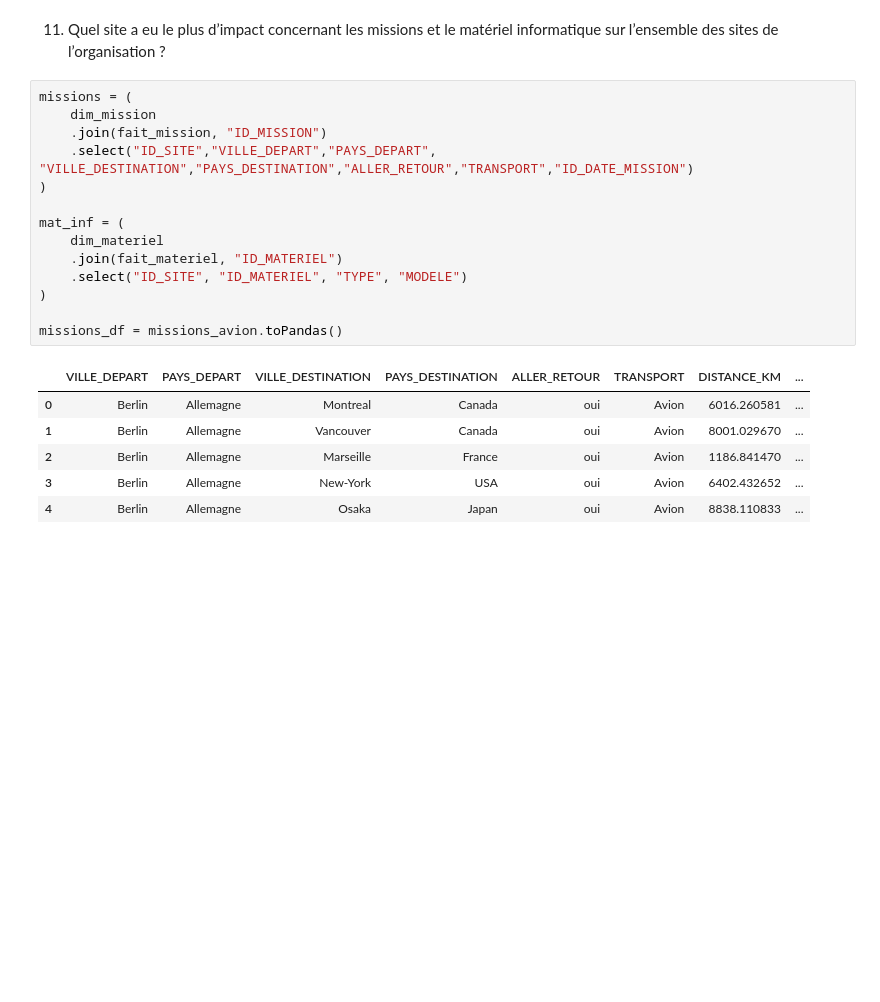
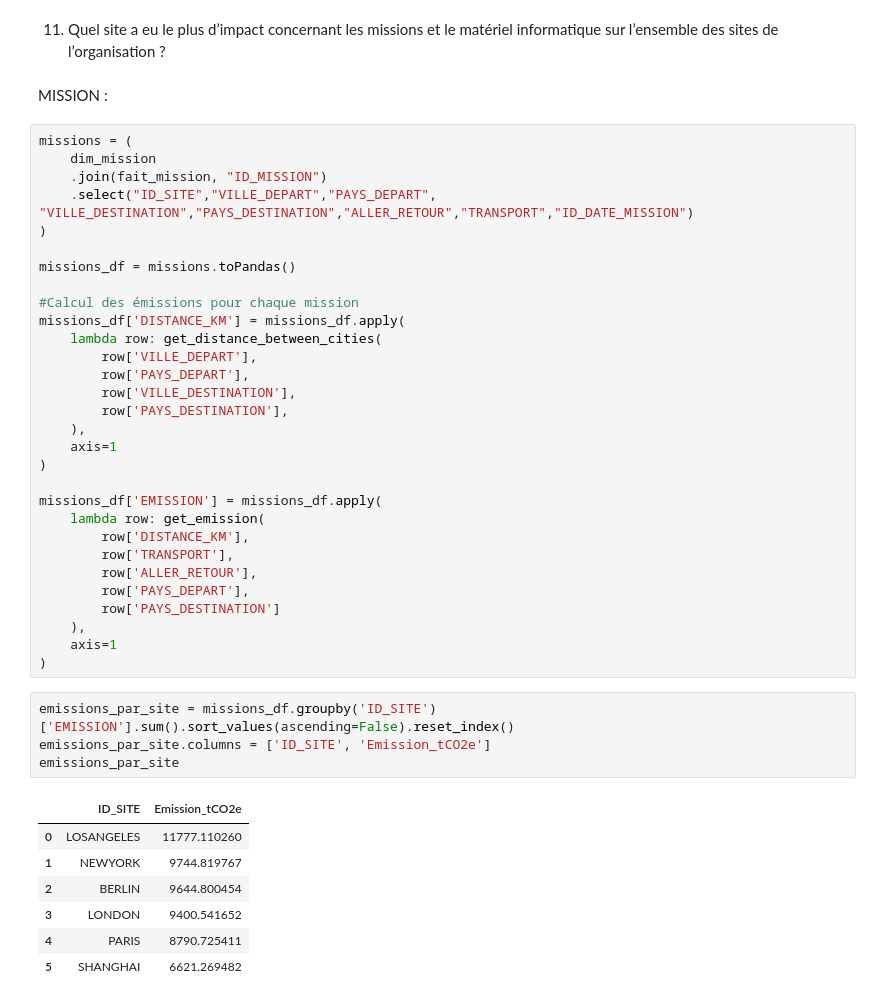
Before and after one commit to etiennevzn/GHG-inventory, a Jupyter notebook: ETL.ipynb, the cells around one changed output. Drawn from its saved outputs; the diff is of its cells as text; blank space fills up the shorter version.

```diff
--- a/ETL.ipynb
+++ b/ETL.ipynb
@@ -864,5 +913,7 @@ Secteur d'activité = métier ou type mission ?
 # %% [markdown]
 11. Quel site a eu le plus d’impact concernant les missions et le matériel informatique sur l’ensemble des sites de l’organisation ?
+# %% [markdown]
+MISSION :
 # %%
 missions = (
     dim_mission
@@ -870,17 +921,38 @@ missions = (
     .select("ID_SITE","VILLE_DEPART","PAYS_DEPART", "VILLE_DESTINATION","PAYS_DESTINATION","ALLER_RETOUR","TRANSPORT","ID_DATE_MISSION")
 )
 
-mat_inf = (
-    dim_materiel
-    .join(fait_materiel, "ID_MATERIEL")
-    .select("ID_SITE", "ID_MATERIEL", "TYPE", "MODELE")
+missions_df = missions.toPandas()
+
+#Calcul des émissions pour chaque mission
+missions_df['DISTANCE_KM'] = missions_df.apply(
+    lambda row: get_distance_between_cities(
+        row['VILLE_DEPART'],
+        row['PAYS_DEPART'],
+        row['VILLE_DESTINATION'],
+        row['PAYS_DESTINATION'],
+    ),
+    axis=1
 )
 
-missions_df = missions_avion.toPandas()
+missions_df['EMISSION'] = missions_df.apply(
+    lambda row: get_emission(
+        row['DISTANCE_KM'],
+        row['TRANSPORT'],
+        row['ALLER_RETOUR'],
+        row['PAYS_DEPART'],
+        row['PAYS_DESTINATION']
+    ),
+    axis=1
+)
-# %% [output]
-|  | VILLE_DEPART | PAYS_DEPART | VILLE_DESTINATION | PAYS_DESTINATION | ALLER_RETOUR | TRANSPORT | DISTANCE_KM | ... |
-| 0 | Berlin | Allemagne | Montreal | Canada | oui | Avion | 6016.260581 | ... |
-| 1 | Berlin | Allemagne | Vancouver | Canada | oui | Avion | 8001.029670 | ... |
-| 2 | Berlin | Allemagne | Marseille | France | oui | Avion | 1186.841470 | ... |
-| 3 | Berlin | Allemagne | New-York | USA | oui | Avion | 6402.432652 | ... |
-| 4 | Berlin | Allemagne | Osaka | Japan | oui | Avion | 8838.110833 | ... |
+# %%
+emissions_par_site = missions_df.groupby('ID_SITE')['EMISSION'].sum().sort_values(ascending=False).reset_index()
+emissions_par_site.columns = ['ID_SITE', 'Emission_tCO2e']
+emissions_par_site
+# %% [output]
+|  | ID_SITE | Emission_tCO2e |
+| 0 | LOSANGELES | 11777.110260 |
+| 1 | NEWYORK | 9744.819767 |
+| 2 | BERLIN | 9644.800454 |
+| 3 | LONDON | 9400.541652 |
+| 4 | PARIS | 8790.725411 |
+| 5 | SHANGHAI | 6621.269482 |
```
Also changed, not shown: parts of 8 cells of this notebook, 1 other file.
